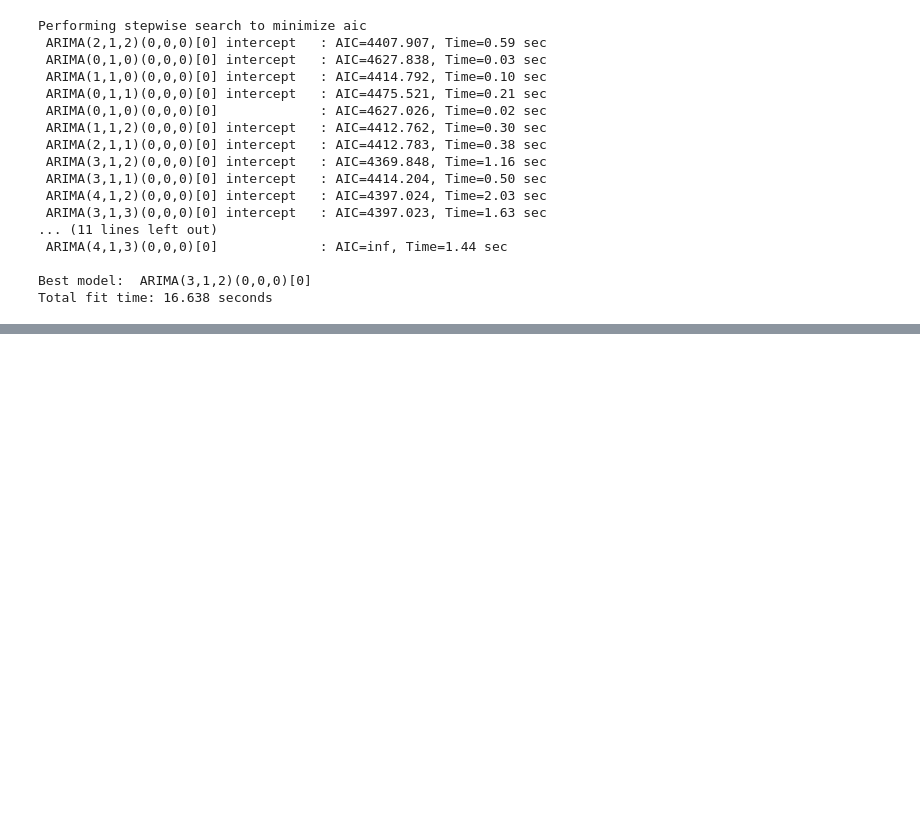
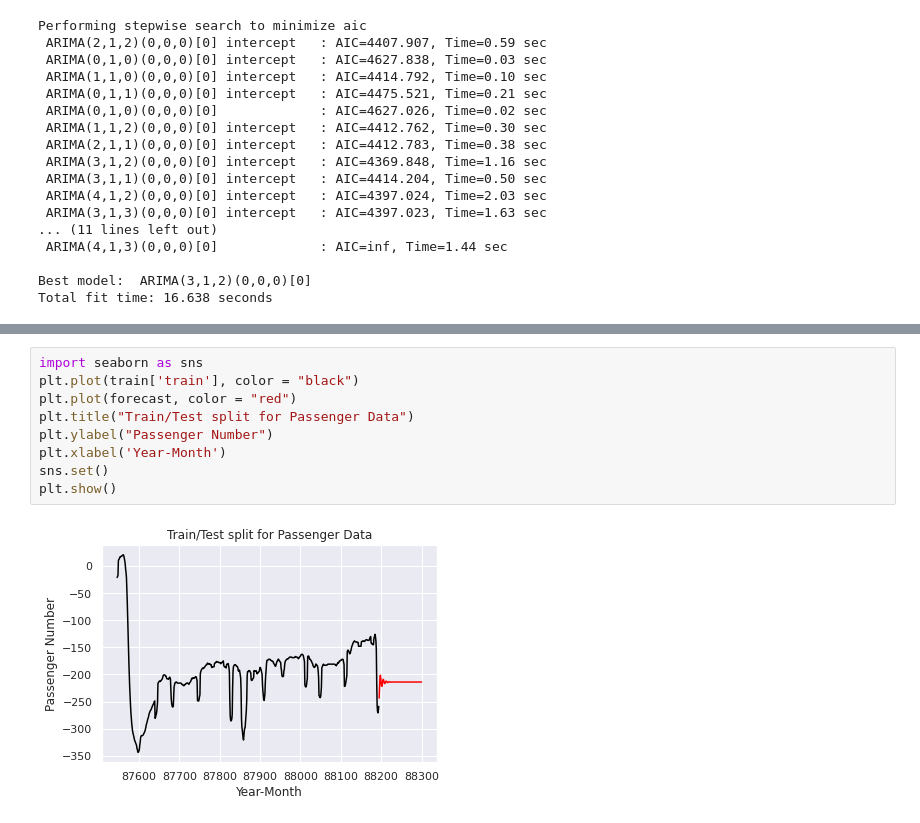
Before and after one commit to aramasethu/CS_573_project, a Jupyter notebook: Lag_model_CS_573.ipynb, the cells around one changed output, grey strips where cells are left out. Cells and saved outputs as stored; diff of their text form; blank space fills up the shorter version.

Commit message:
forecast mobility iteration 2

```diff
--- a/Lag_model_CS_573.ipynb
+++ b/Lag_model_CS_573.ipynb
@@ -508,0 +543,11 @@ Total fit time: 16.638 seconds
+# %%
+import seaborn as sns
+plt.plot(train['train'], color = "black")
+plt.plot(forecast, color = "red")
+plt.title("Train/Test split for Passenger Data")
+plt.ylabel("Passenger Number")
+plt.xlabel('Year-Month')
+sns.set()
+plt.show()
+# %% [output]
+[figure, added]
```
Also changed, not shown: parts of 10 cells of this notebook.
